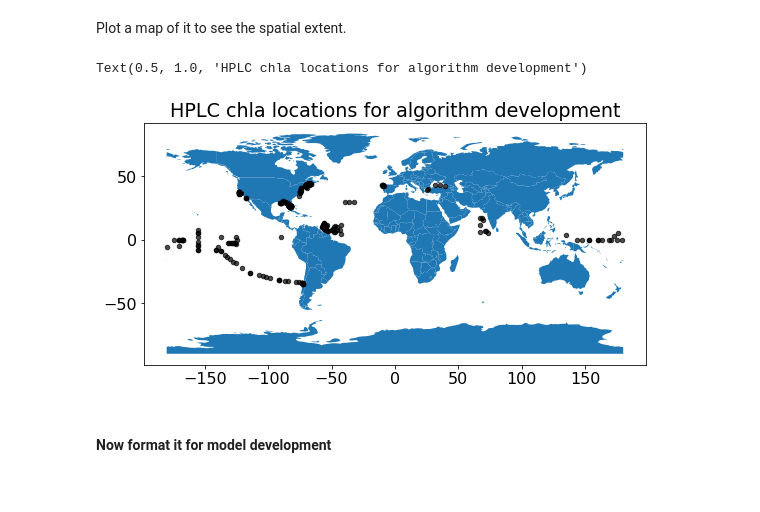
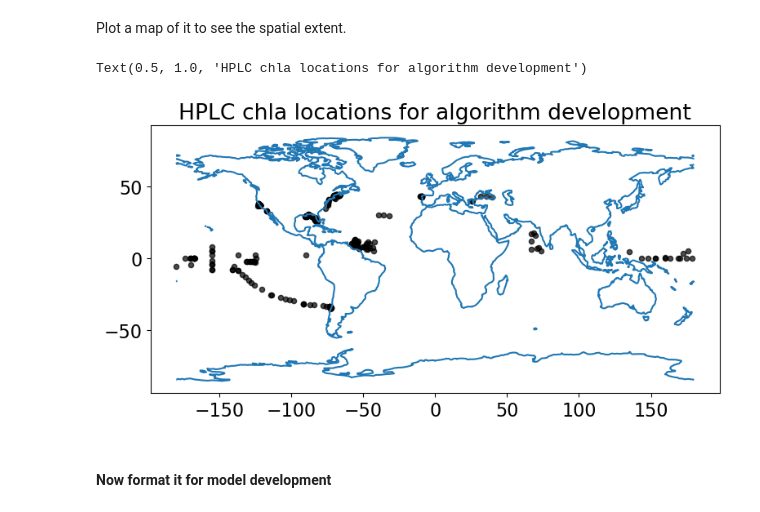
Before and after one commit to patrickcgray/ml_in_ocean_rs, a Jupyter notebook: rrs_mapping.ipynb, the cells around one changed output. Saved outputs shown, nothing was run; the diff lists cells and outputs as text; code cells hidden in the pictures.

```diff
--- a/rrs_mapping.ipynb
+++ b/rrs_mapping.ipynb
@@ -118,18 +118,18 @@ Plot a map of it to see the spatial extent.
 # %%
 import geopandas as gpd
 
 gdf = gpd.GeoDataFrame(
     df_chl, geometry=gpd.points_from_xy(x=df_chl.lon, y=df_chl.lat)
 )
-world = gpd.read_file(gpd.datasets.get_path('naturalearth_lowres'))
+world = gpd.read_file('data/ne_110m_coastline/ne_110m_coastline.shp')
 
 fig, ax = plt.subplots(figsize=(9,14))
 world.plot(ax=ax)
 gdf.plot(color='black',markersize=20,alpha=.7,ax=ax)
 ax.set_title('HPLC chla locations for algorithm development')
 # fig.savefig('locations_alg_dev.png', dpi=300)
 # %% [output]
 Text(0.5, 1.0, 'HPLC chla locations for algorithm development')
-[figure, old version]
+[figure, new version]
 # %% [markdown]
 #### Now format it for model development
```
Also changed, not shown: parts of 12 cells of this notebook, 15 other files.
